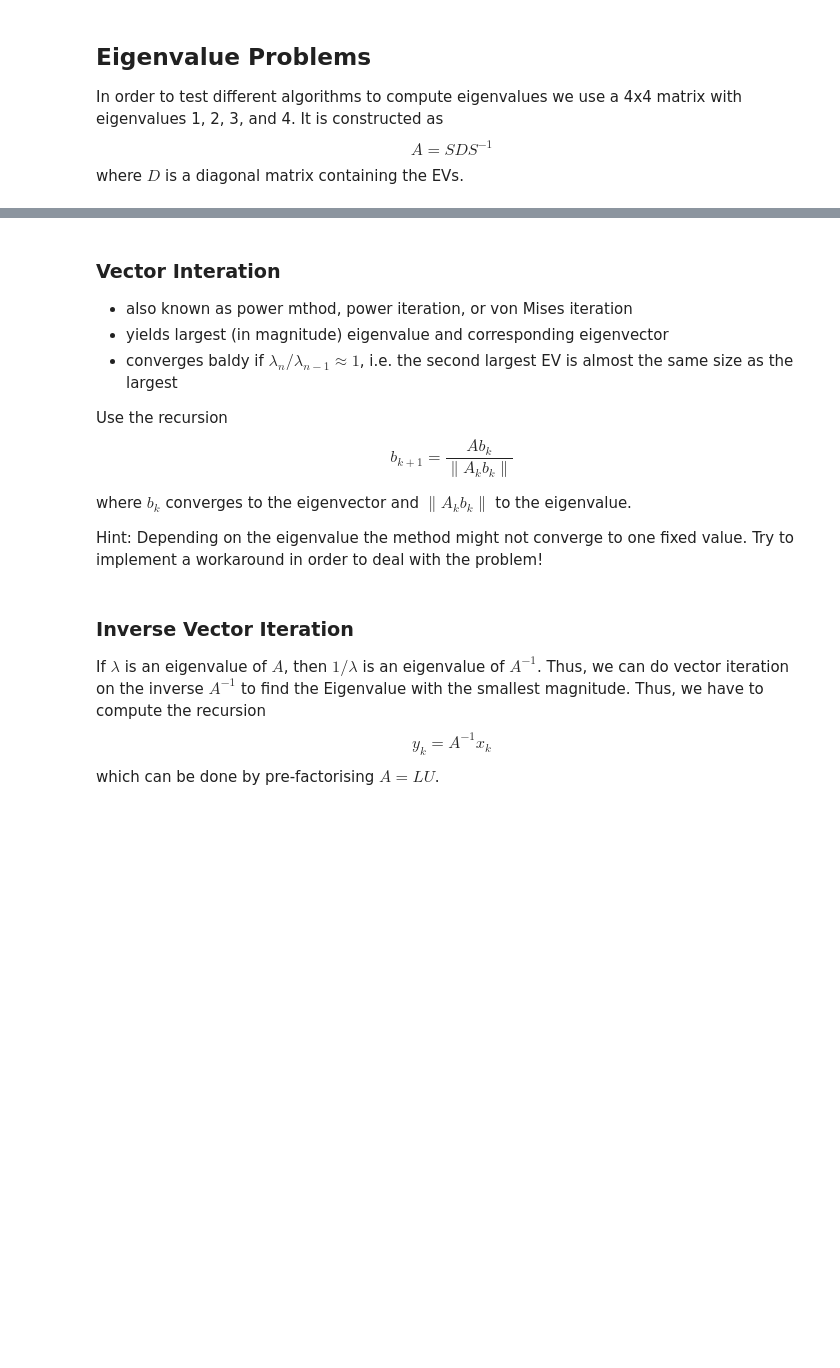
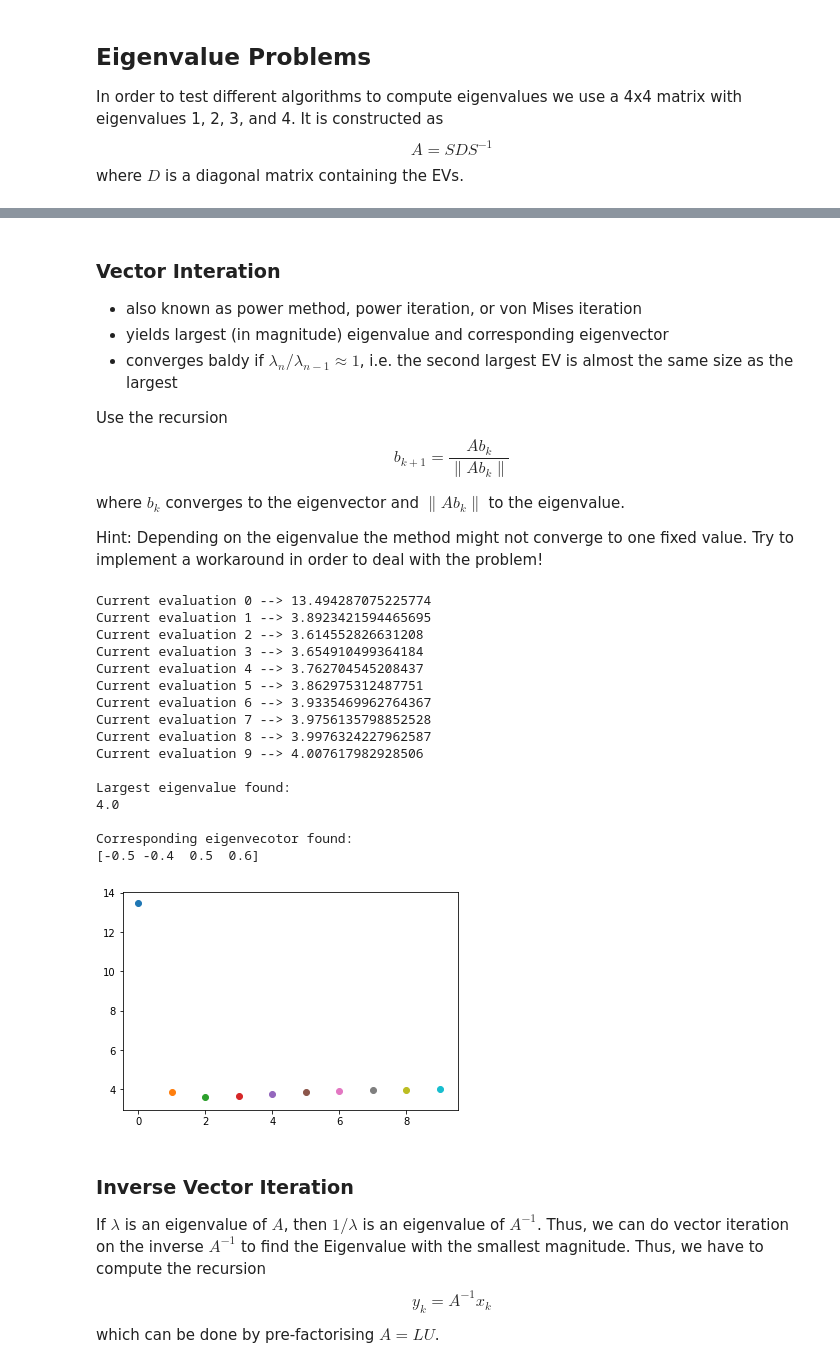
Before and after one commit to phmandl/modalanalyse, a Jupyter notebook: HW1/1_EigenvalueProblem_template.ipynb, the cells around one changed output, grey strips where cells are left out. Cells and saved outputs as stored; diff of their text form; code cells hidden in the pictures; blank space fills up the shorter version.

Commit message:
coded vector iter, inverse vector iter, inverse (shifted) vector iter, rayleigh quotient iter and submission task 1

```diff
--- a/HW1/1_EigenvalueProblem_template.ipynb
+++ b/HW1/1_EigenvalueProblem_template.ipynb
@@ -23,13 +34,13 @@ A = np.dot(np.dot(S,np.diag(D)),inv(S)) # S*D*S^-1, computes a unitary similar m
 # %% [markdown]
 ### Vector Interation
 
-* also known as power mthod, power iteration, or von Mises iteration
+* also known as power method, power iteration, or von Mises iteration
 * yields largest (in magnitude) eigenvalue and corresponding eigenvector
 * converges baldy if $\lambda_n/\lambda_{n-1} \approx 1$, i.e. the second largest EV is almost the same size as the largest
 
 Use the recursion
-$$ b_{k+1} = \frac{A b_k}{\lVert A_k b_k \rVert}$$
+$$ b_{k+1} = \frac{A b_k}{\lVert A b_k \rVert}$$
 
-where $b_k$ converges to the eigenvector and ${\lVert A_k b_k \rVert}$ to the eigenvalue.
+where $b_k$ converges to the eigenvector and ${\lVert A b_k \rVert}$ to the eigenvalue.
 
 Hint: Depending on the eigenvalue the method might not converge to one fixed value. Try to implement a workaround in order to deal with the problem!
@@ -44,3 +47,46 @@ for i in range(10) :
+# %%
+# eigenVal = vector_iter(A,10)
+
+x = np.ones(len(A)) # one can start with any vector
+
+for i in range(10) :
+    # compute numerator
+    num = np.dot(A,x)
+
+    # compute denominator
+    den = sum(abs(num)**2)**(1./2)
+    #eigenVal = np.linalg.norm(num,2)
+
+    # compute recursion
+    x = num/den
+
+    # plot the intermediate results (DEBUGGING)
+    print('Current evaluation',i,'-->',den)
+    plt.scatter(i, den)
+
+print('\nLargest eigenvalue found:')
+print(np.round_(den, decimals=1, out=None))
+
+print('\nCorresponding eigenvecotor found:')
+print(np.round_(x, decimals=1, out=None))
+# %% [output]
+Current evaluation 0 --> 13.494287075225774
+Current evaluation 1 --> 3.8923421594465695
+Current evaluation 2 --> 3.614552826631208
+Current evaluation 3 --> 3.654910499364184
+Current evaluation 4 --> 3.762704545208437
+Current evaluation 5 --> 3.862975312487751
+Current evaluation 6 --> 3.9335469962764367
+Current evaluation 7 --> 3.9756135798852528
+Current evaluation 8 --> 3.9976324227962587
+Current evaluation 9 --> 4.007617982928506
+
+Largest eigenvalue found:
+4.0
+
+Corresponding eigenvecotor found:
+[-0.5 -0.4  0.5  0.6]
+[figure, added]
 # %% [markdown]
 ### Inverse Vector Iteration
 
```
Also changed, not shown: parts of 9 cells of this notebook.
